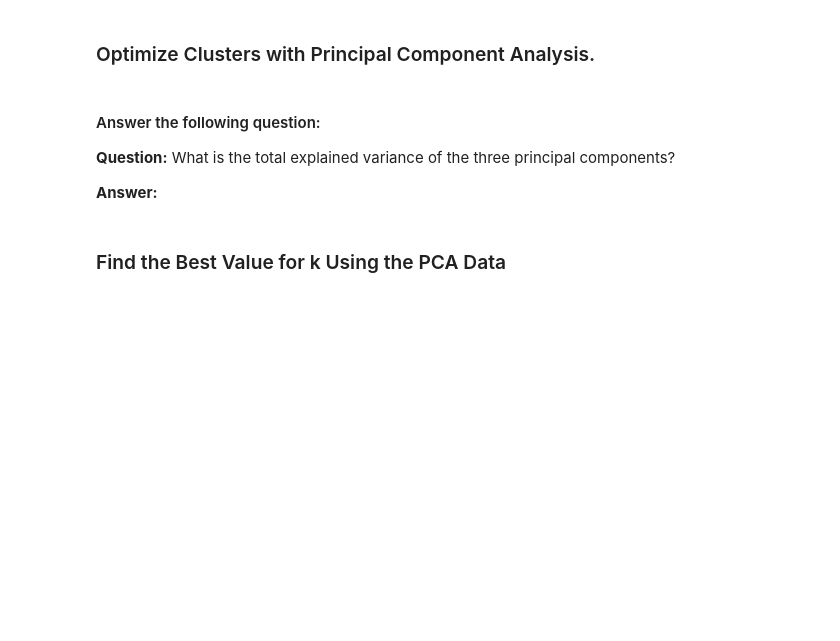
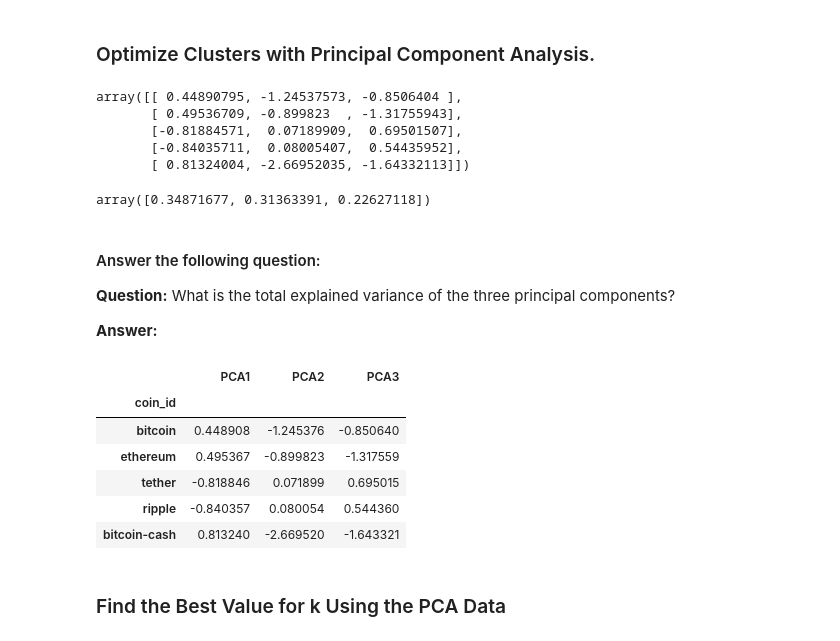
Before and after one commit to Arefinster/CryptoClustering, a Jupyter notebook: Crypto_Clustering.ipynb, the cells around one changed output. Cells and saved outputs as stored; diff of their text form; code cells hidden in the pictures; blank space fills up the shorter version.

```diff
--- a/Crypto_Clustering.ipynb
+++ b/Crypto_Clustering.ipynb
@@ -194,14 +193,26 @@ df_market_data_scaled_copy.hvplot.scatter(
 ### Optimize Clusters with Principal Component Analysis.
 # %%
 # Create a PCA model instance and set `n_components=3`.
+pca = PCA(n_components=3)
 # %%
 # Use the PCA model with `fit_transform` to reduce to
 # three principal components.
+df_market_data_scaled_copy_pca = pca.fit_transform(df_market_data_scaled_copy)
 
 # View the first five rows of the DataFrame.
+df_market_data_scaled_copy_pca[:5]
+# %% [output]
+array([[ 0.44890795, -1.24537573, -0.8506404 ],
+       [ 0.49536709, -0.899823  , -1.31755943],
+       [-0.81884571,  0.07189909,  0.69501507],
+       [-0.84035711,  0.08005407,  0.54435952],
+       [ 0.81324004, -2.66952035, -1.64332113]])
 # %%
 # Retrieve the explained variance to determine how much information
 # can be attributed to each principal component.
+pca.explained_variance_ratio_
+# %% [output]
+array([0.34871677, 0.31363391, 0.22627118])
 # %% [markdown]
 #### Answer the following question:
 
@@ -210,16 +221,26 @@ df_market_data_scaled_copy.hvplot.scatter(
 **Answer:**
 # %%
 # Create a new DataFrame with the PCA data.
+new_pca_df = pd.DataFrame(df_market_data_scaled_copy_pca, columns=["PCA1", "PCA2", "PCA3"])
 
 # Creating a DataFrame with the PCA data
 
 # Copy the crypto names from the original data
-
+new_pca_df['coin_id'] = df_market_data.index
 
 # Set the coinid column as index
-
+new_pca_df.set_index('coin_id', inplace=True)
 
 # Display sample data
+new_pca_df.head()
+# %% [output]
+|  | PCA1 | PCA2 | PCA3 |
+| coin_id |  |  |  |
+| bitcoin | 0.448908 | -1.245376 | -0.850640 |
+| ethereum | 0.495367 | -0.899823 | -1.317559 |
+| tether | -0.818846 | 0.071899 | 0.695015 |
+| ripple | -0.840357 | 0.080054 | 0.544360 |
+| bitcoin-cash | 0.813240 | -2.669520 | -1.643321 |
 # %% [markdown]
 ### Find the Best Value for k Using the PCA Data
 # %%
```
Also changed, not shown: parts of 11 cells of this notebook.
